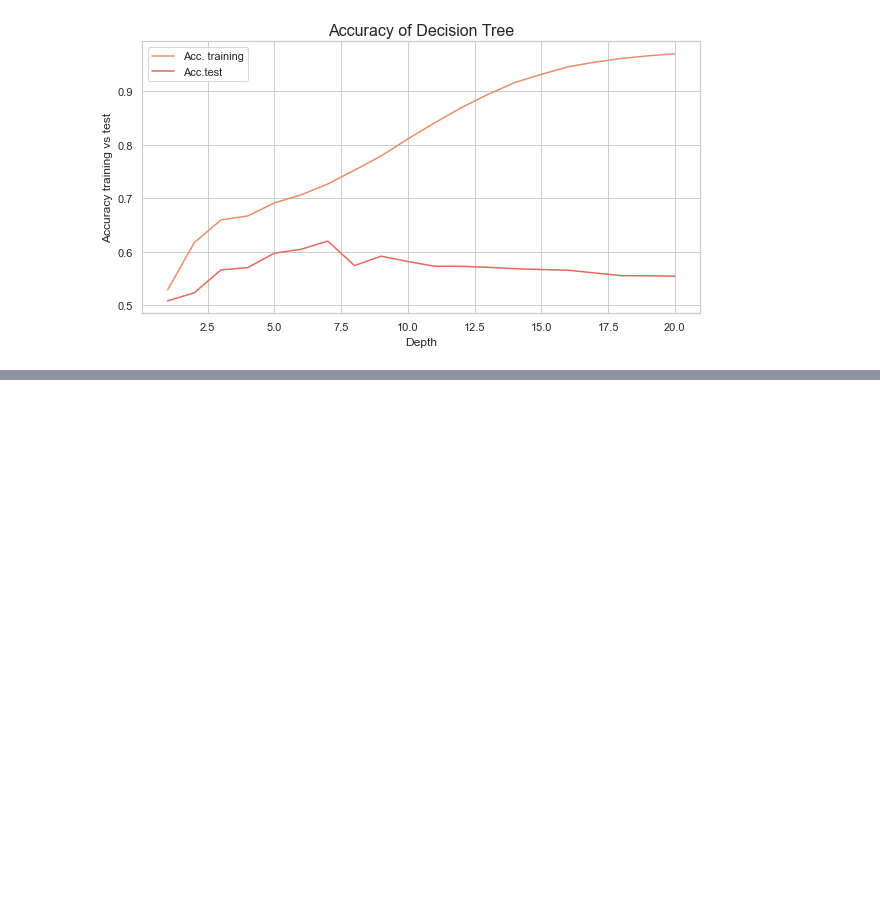
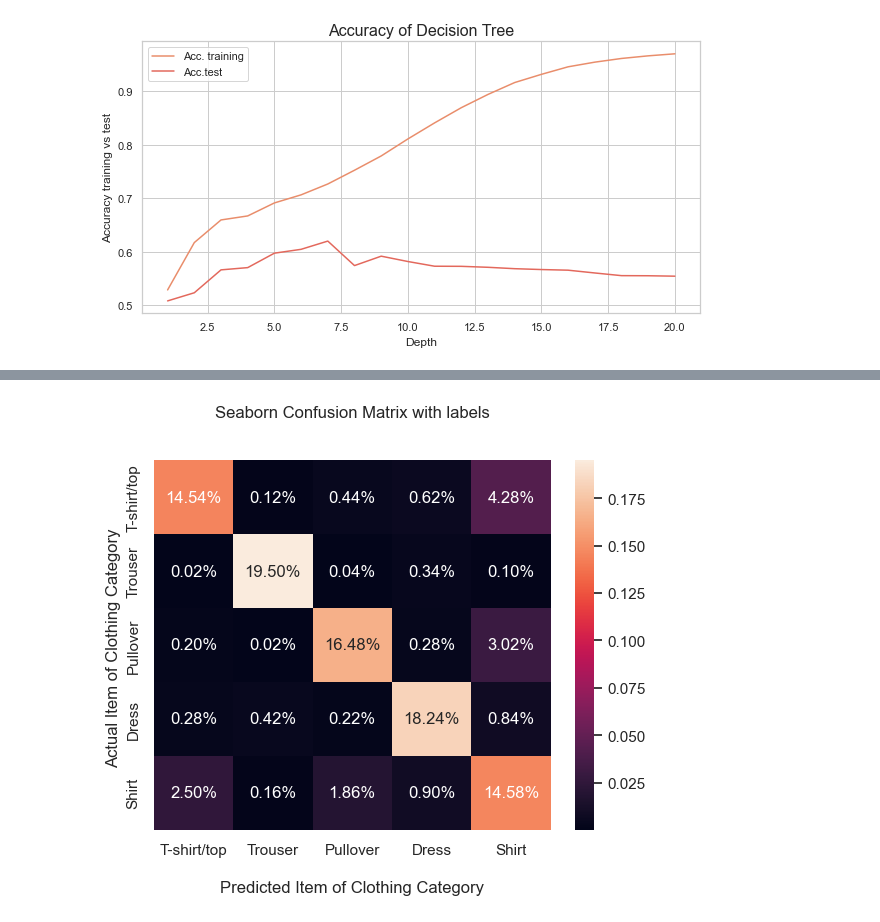
Before and after one commit to HubertWojcik10/machine_learning_project, a Jupyter notebook: final.ipynb, the cells around one changed output, grey strips where cells are left out. Cells and saved outputs as stored; diff of their text form; code cells hidden in the pictures; blank space fills up the shorter version.

```diff
--- a/final.ipynb
+++ b/final.ipynb
@@ -335,0 +571,20 @@ if savefigs: plt.savefig('figs/accuracydecisiontree.png', bbox_inches = 'tight')
+# %%
+pred, true = get_confusion_matrix(model)
+# %%
+cf_matrix=confusion_matrix(true, pred)
+# %%
+ax = sns.heatmap(cf_matrix/np.sum(cf_matrix), annot=True,
+            fmt='.2%')
+
+ax.set_title('Seaborn Confusion Matrix with labels\n\n');
+ax.set_xlabel('\nPredicted Item of Clothing Category')
+ax.set_ylabel('Actual Item of Clothing Category ');
+
+## Ticket labels - List must be in alphabetical order
+ax.xaxis.set_ticklabels(NAMES)
+ax.yaxis.set_ticklabels(NAMES)
+
+## Display the visualization of the Confusion Matrix.
+plt.show()
+# %% [output]
+[figure, added]
```
Also changed, not shown: parts of 7 cells of this notebook, 1 other file.
